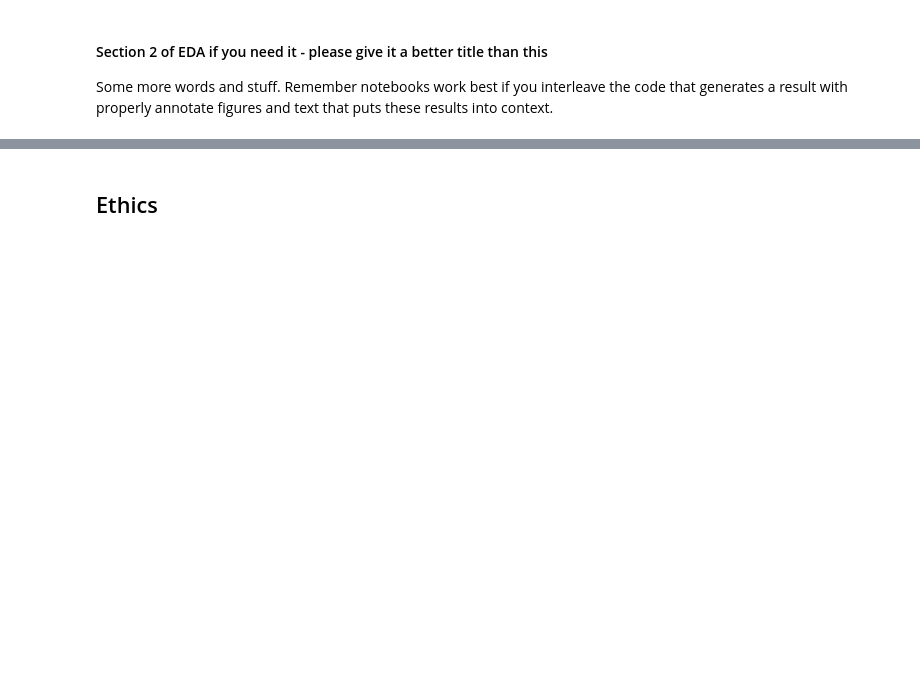
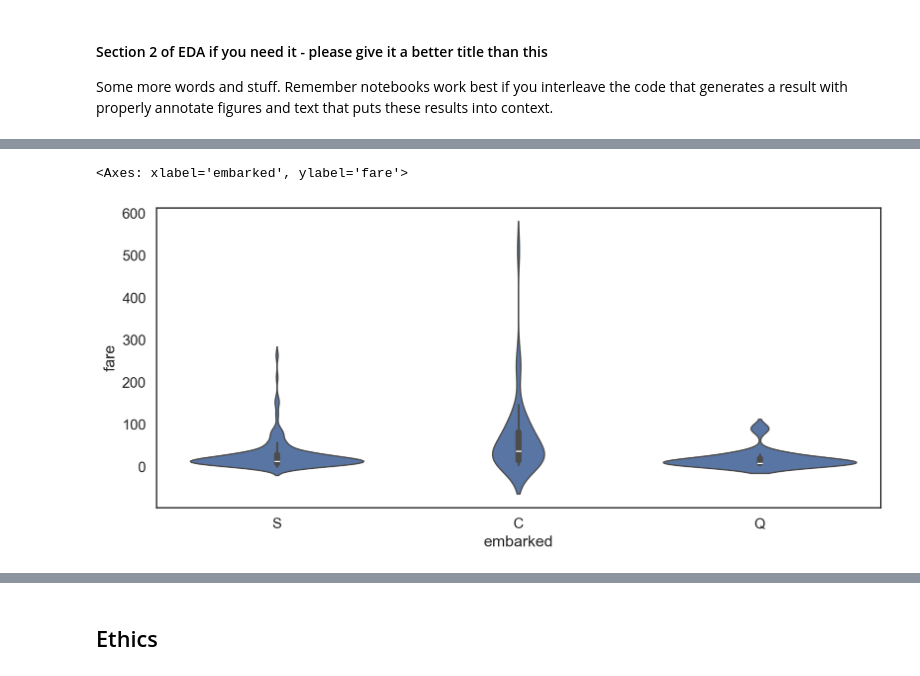
Before and after one commit to COGS108/Group036_WI26, a Jupyter notebook: 02-EDACheckpoint.ipynb, the cells around one changed output, grey strips where cells are left out. Saved outputs shown, nothing was run; the diff lists cells and outputs as text; code cells hidden in the pictures; blank space fills up the shorter version.

```diff
--- a/02-EDACheckpoint.ipynb
+++ b/02-EDACheckpoint.ipynb
@@ -254,0 +256,22 @@ Some more words and stuff.  Remember notebooks work best if you interleave the c
+# %%
+## seaborn for plotting
+import seaborn as sns
+sns.set(font_scale=1.2, style="white")
+
+# import matplotlib for plotting
+import matplotlib as mpl
+import matplotlib.pyplot as plt
+import matplotlib.style as style
+# set plotting size parameter
+plt.rcParams['figure.figsize'] = (12, 5)
+
+# import ANOVA
+import statsmodels.api as sm
+from statsmodels.stats.multicomp import pairwise_tukeyhsd as tukeyhsd
+from scipy.stats import f_oneway as anova
+
+# improve resolution
+%config InlineBackend.figure_format ='retina'
+
+# import cleaned dataset
+df = pd.read_csv('data/02-processed/titanic_clean.csv')
@@ -254,0 +288,7 @@ Some more words and stuff.  Remember notebooks work best if you interleave the c
+# %%
+# View spread of embarking locations as well as number of entries, dropping entries
+df = df.dropna(how = "any", axis = 0, subset = ['fare', 'embarked', 'class'])
+print(f'the current remaining entries are ' + str(df.shape[0])+'\n')
+
+embarked_proportion = df['embarked'].value_counts()
+print(embarked_proportion)
@@ -254,0 +311,5 @@ Some more words and stuff.  Remember notebooks work best if you interleave the c
+# %%
+sns.violinplot(data = df, x = 'embarked', y = 'fare')
+# %% [output]
+<Axes: xlabel='embarked', ylabel='fare'>
+[figure, added]
```
Also changed, not shown: parts of 20 cells of this notebook.
